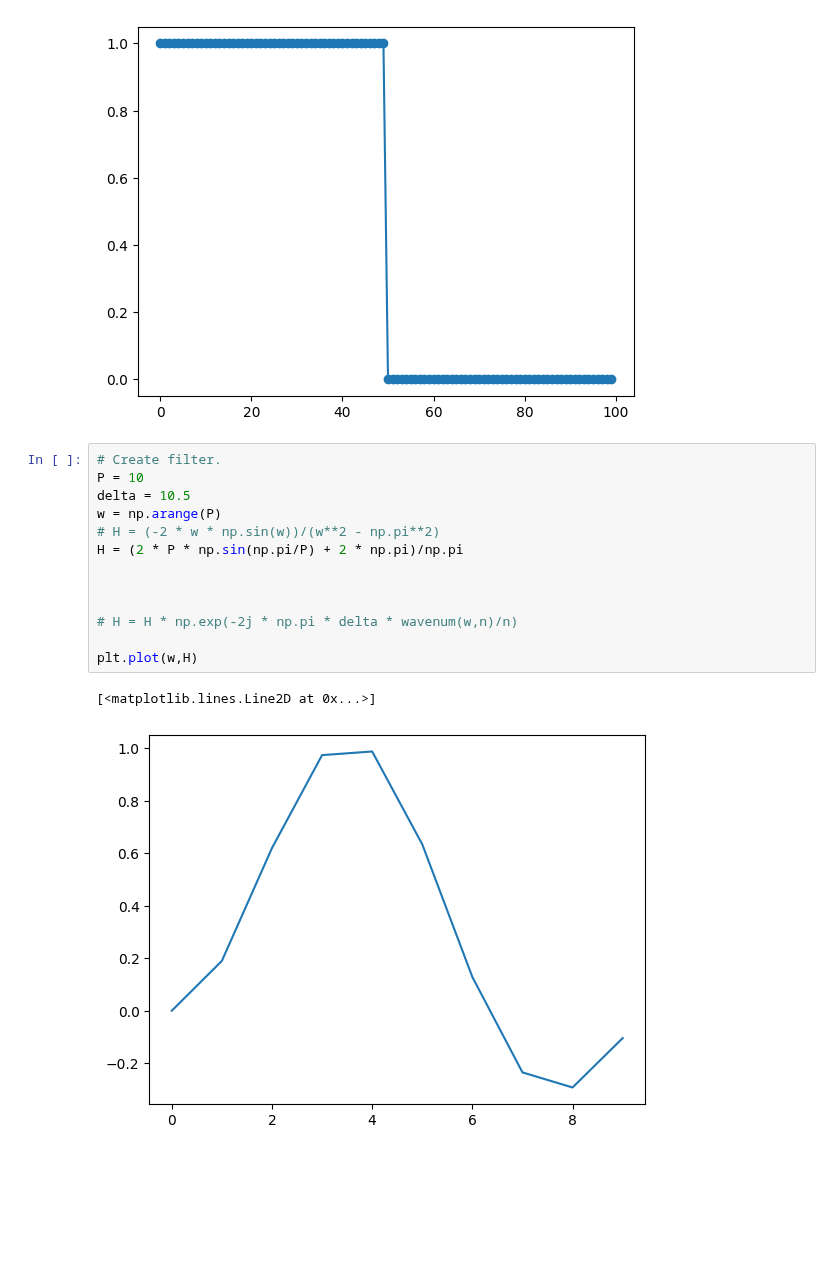
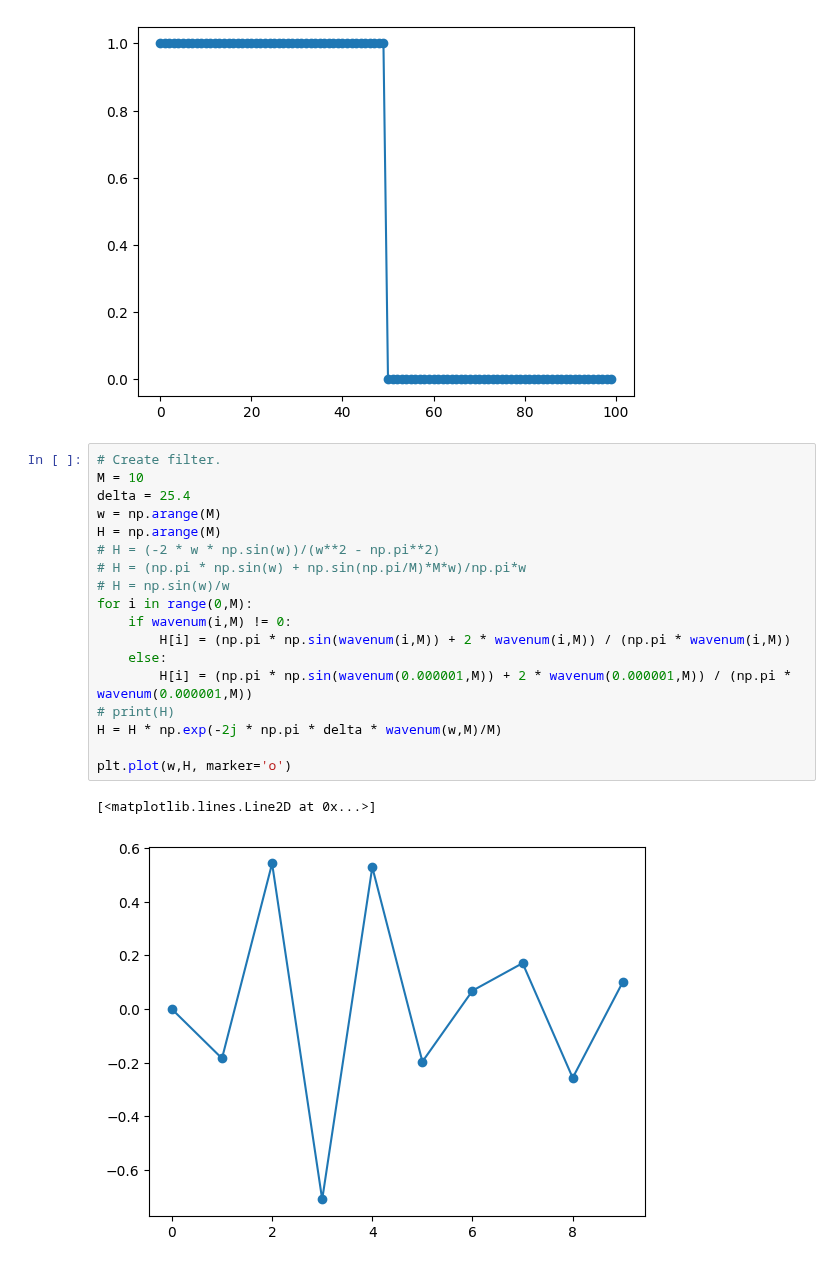
Before and after one commit to DylanReidRamelli/Bachelor-Project-2023, a Jupyter notebook: notebook/direct_convolution.ipynb, the cells around one changed output. Saved outputs shown, nothing was run; the diff lists cells and outputs as text; blank space fills up the shorter version.

```diff
--- a/notebook/direct_convolution.ipynb
+++ b/notebook/direct_convolution.ipynb
@@ -22,20 +22,25 @@ plt.plot(x,X, marker ='o')
 [figure]
 # %%
 # Create filter.
-P = 10
-delta = 10.5
-w = np.arange(P)
+M = 10
+delta = 25.4
+w = np.arange(M)
+H = np.arange(M)
 # H = (-2 * w * np.sin(w))/(w**2 - np.pi**2)
-H = (2 * P * np.sin(np.pi/P) + 2 * np.pi)/np.pi
+# H = (np.pi * np.sin(w) + np.sin(np.pi/M)*M*w)/np.pi*w
+# H = np.sin(w)/w
+for i in range(0,M):
+    if wavenum(i,M) != 0:
+        H[i] = (np.pi * np.sin(wavenum(i,M)) + 2 * wavenum(i,M)) / (np.pi * wavenum(i,M))
+    else:
+        H[i] = (np.pi * np.sin(wavenum(0.000001,M)) + 2 * wavenum(0.000001,M)) / (np.pi * wavenum(0.000001,M))
+# print(H)
+H = H * np.exp(-2j * np.pi * delta * wavenum(w,M)/M)
 
-
-
-# H = H * np.exp(-2j * np.pi * delta * wavenum(w,n)/n)
-
-plt.plot(w,H)
+plt.plot(w,H, marker='o')
 # %% [output]
 [<matplotlib.lines.Line2D at 0x...>]
-[figure, old version]
+[figure, new version]
 # %%
 # Apply filter to each point of y
 h = np.fft.ifft(H)
```
Also changed, not shown: parts of 1 cell of this notebook, 4 other files.
